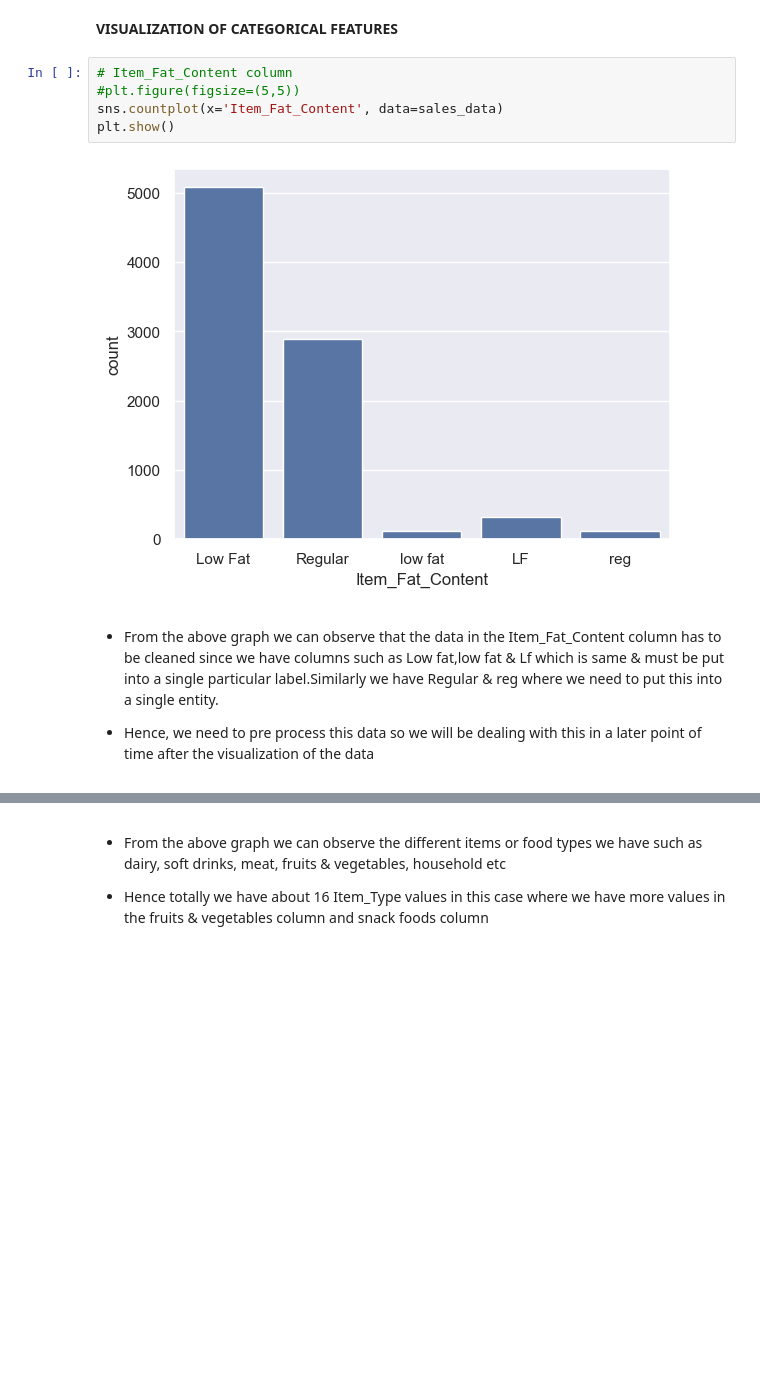
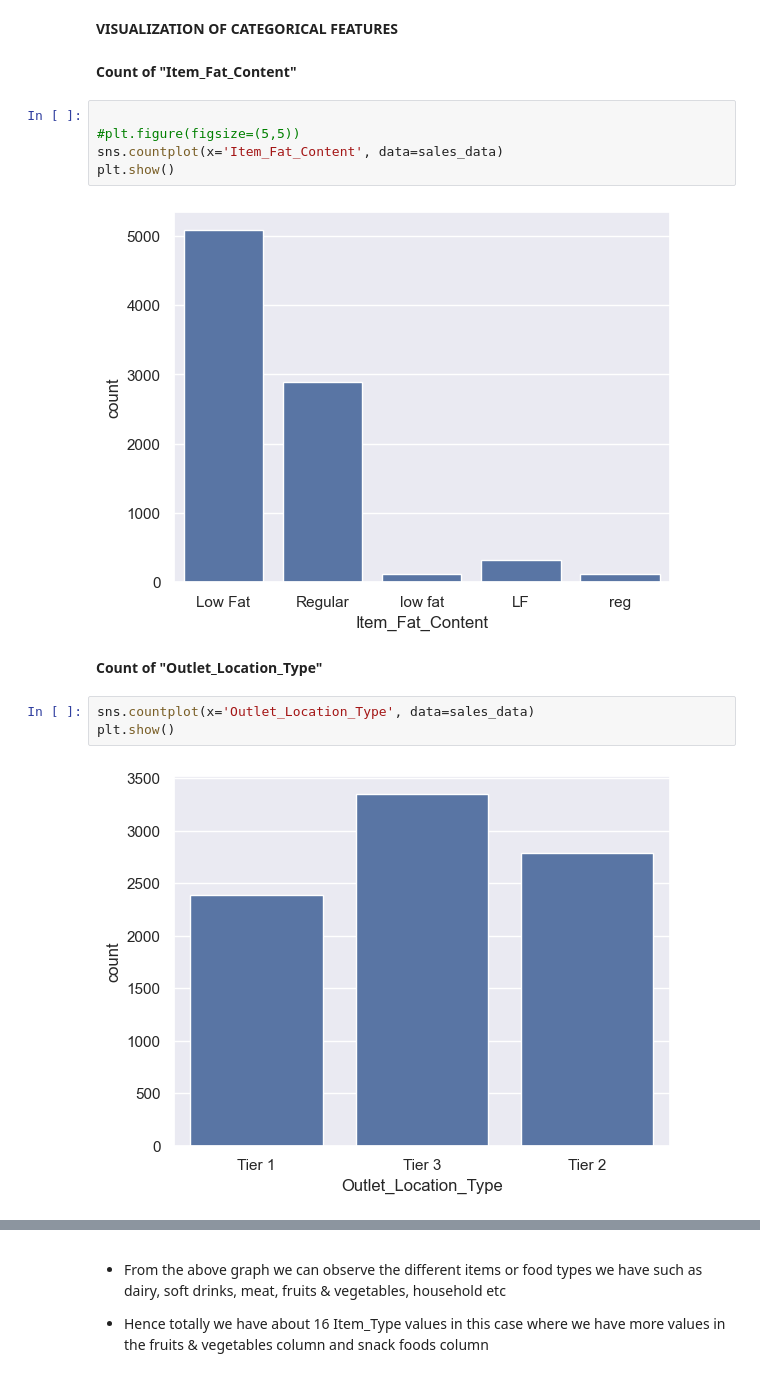
Before and after one commit to nimourhossain/Machine-Learning-Lab-using-render, a Jupyter notebook: Big Mart Sales Prediction using Machine Learning with Python.ipynb, the cells around one changed output, grey strips where cells are left out. Drawn from its saved outputs; the diff is of its cells as text; blank space fills up the shorter version.

```diff
--- a/Big Mart Sales Prediction using Machine Learning with Python.ipynb
+++ b/Big Mart Sales Prediction using Machine Learning with Python.ipynb
@@ -310,14 +318,19 @@ plt.show()
 * We can also observe that a lots of stores are established in the year 1985 & less in the year 1998 & all the others years are almost same
 # %% [markdown]
 **VISUALIZATION OF CATEGORICAL FEATURES**
+# %% [markdown]
+**Count of "Item_Fat_Content"**
 # %%
-# Item_Fat_Content column
+
 #plt.figure(figsize=(5,5))
 sns.countplot(x='Item_Fat_Content', data=sales_data)
 plt.show()
 # %% [output]
 [figure]
-# %% [markdown]
-* From the above graph we can observe that the data in the Item_Fat_Content column has to be cleaned since we have columns such as Low fat,low fat & Lf which is same & must be put into a single particular label.Similarly we have Regular & reg where we need to put this into a single entity.
-
-* Hence, we need to pre process this data so we will be dealing with this in a later point of time after the visualization of the data
+# %% [markdown]
+**Count of "Outlet_Location_Type"**
+# %%
+sns.countplot(x='Outlet_Location_Type', data=sales_data)
+plt.show()
+# %% [output]
+[figure, added]
```
Also changed, not shown: parts of 62 cells of this notebook, 8 other files.
